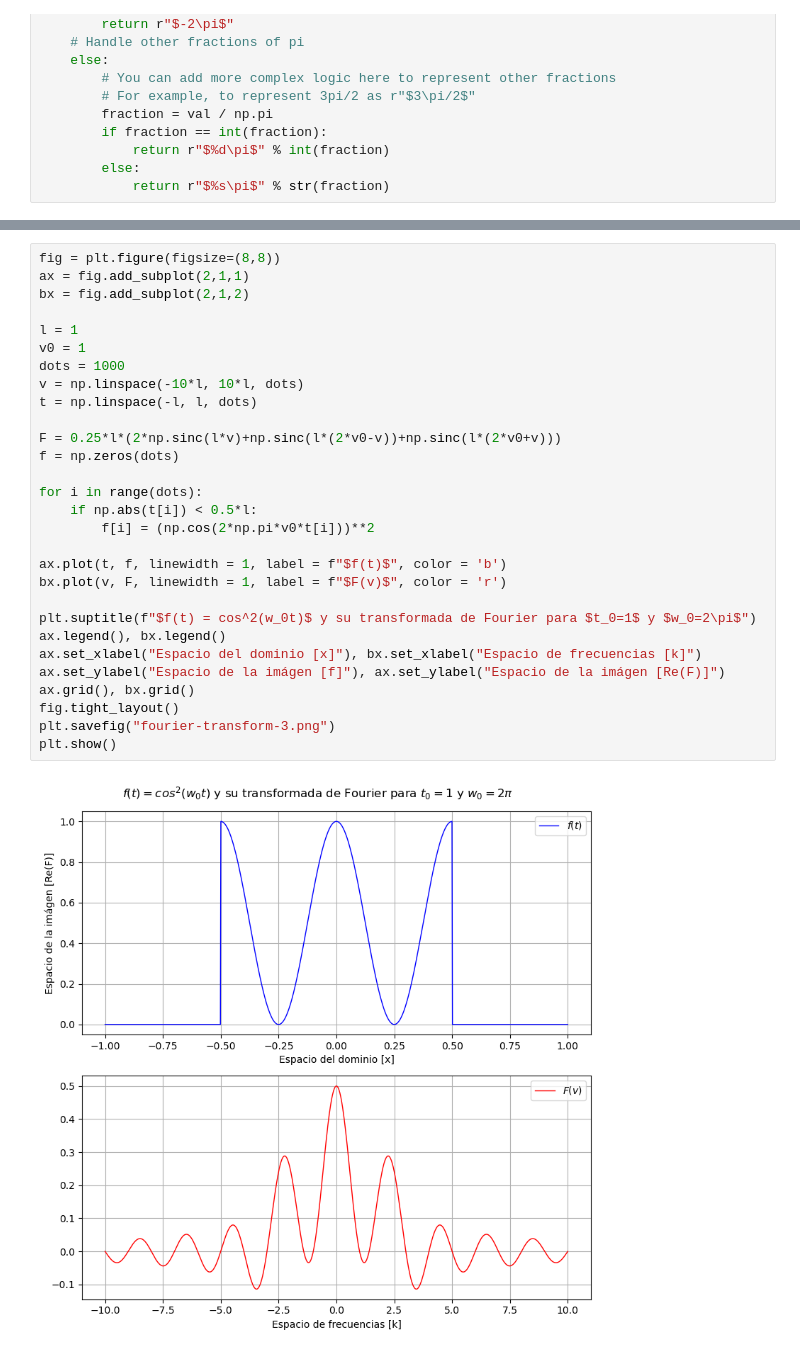
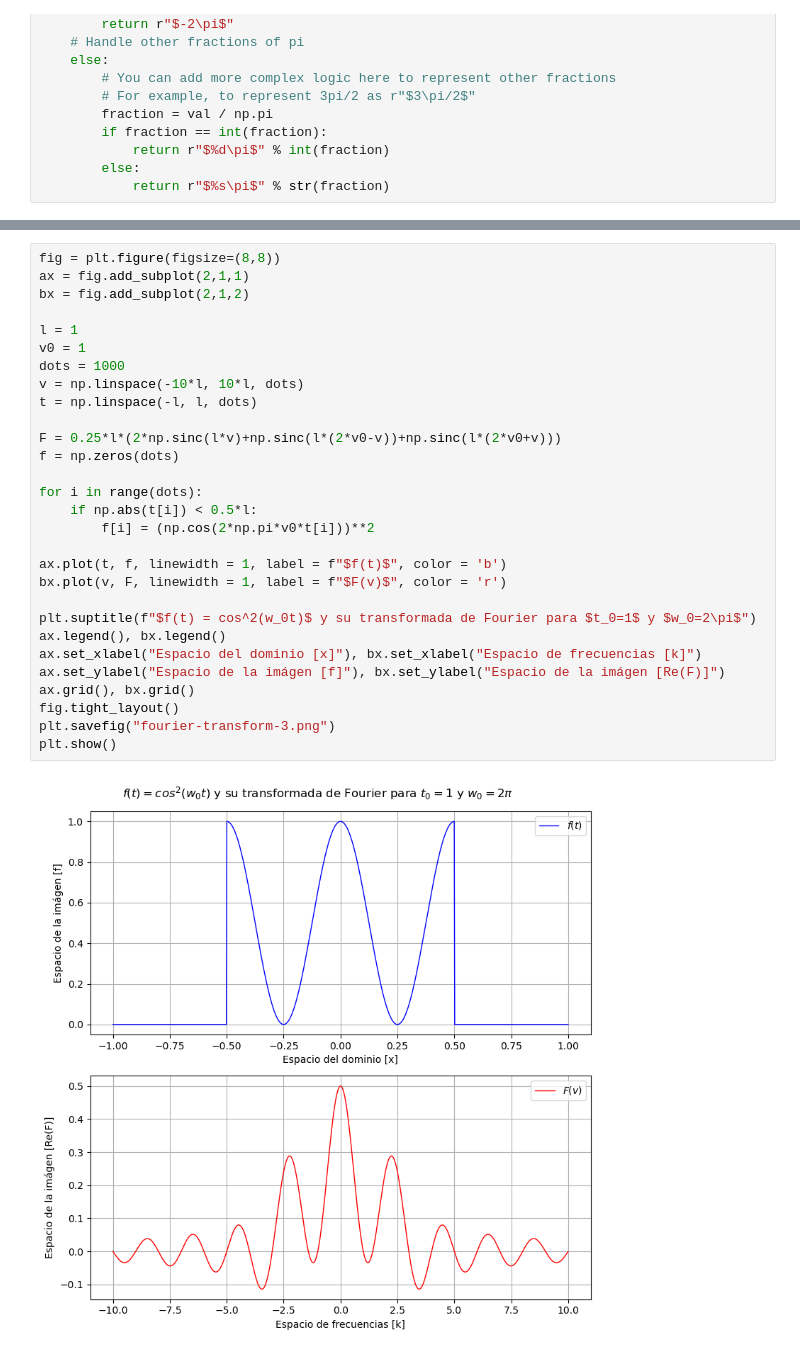
Before and after one commit to JustaPurpleWolf/Undergraduate-Physics-Methods, a Jupyter notebook: Optics/Fourier Series/fourier-transform.ipynb, the cells around one changed output, grey strips where cells are left out. Drawn from its saved outputs; the diff is of its cells as text.

```diff
--- a/Optics/Fourier Series/fourier-transform.ipynb
+++ b/Optics/Fourier Series/fourier-transform.ipynb
@@ -104,31 +104,31 @@ plt.show()
 # %%
 fig = plt.figure(figsize=(8,8))
 ax = fig.add_subplot(2,1,1)
 bx = fig.add_subplot(2,1,2)
 
 l = 1
 v0 = 1
 dots = 1000
 v = np.linspace(-10*l, 10*l, dots)
 t = np.linspace(-l, l, dots)
 
 F = 0.25*l*(2*np.sinc(l*v)+np.sinc(l*(2*v0-v))+np.sinc(l*(2*v0+v)))
 f = np.zeros(dots)
 
 for i in range(dots):
     if np.abs(t[i]) < 0.5*l:
         f[i] = (np.cos(2*np.pi*v0*t[i]))**2
 
 ax.plot(t, f, linewidth = 1, label = f"$f(t)$", color = 'b')
 bx.plot(v, F, linewidth = 1, label = f"$F(v)$", color = 'r')
 
 plt.suptitle(f"$f(t) = cos^2(w_0t)$ y su transformada de Fourier para $t_0=1$ y $w_0=2\pi$")
 ax.legend(), bx.legend()
 ax.set_xlabel("Espacio del dominio [x]"), bx.set_xlabel("Espacio de frecuencias [k]")
-ax.set_ylabel("Espacio de la imágen [f]"), ax.set_ylabel("Espacio de la imágen [Re(F)]")
+ax.set_ylabel("Espacio de la imágen [f]"), bx.set_ylabel("Espacio de la imágen [Re(F)]")
 ax.grid(), bx.grid()
 fig.tight_layout()
 plt.savefig("fourier-transform-3.png")
 plt.show()
 # %% [output]
-[figure, old version]
+[figure, new version]
```
Also changed, not shown: parts of 2 cells of this notebook.
